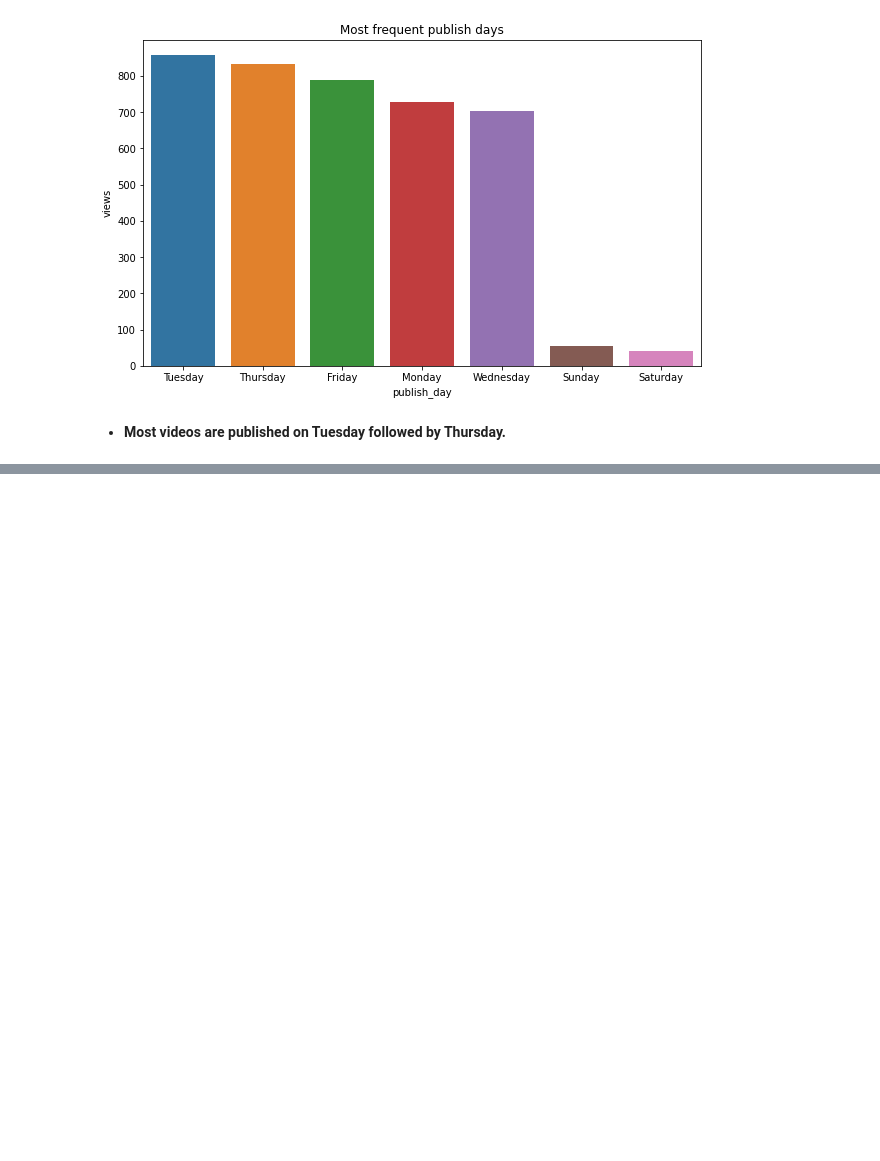
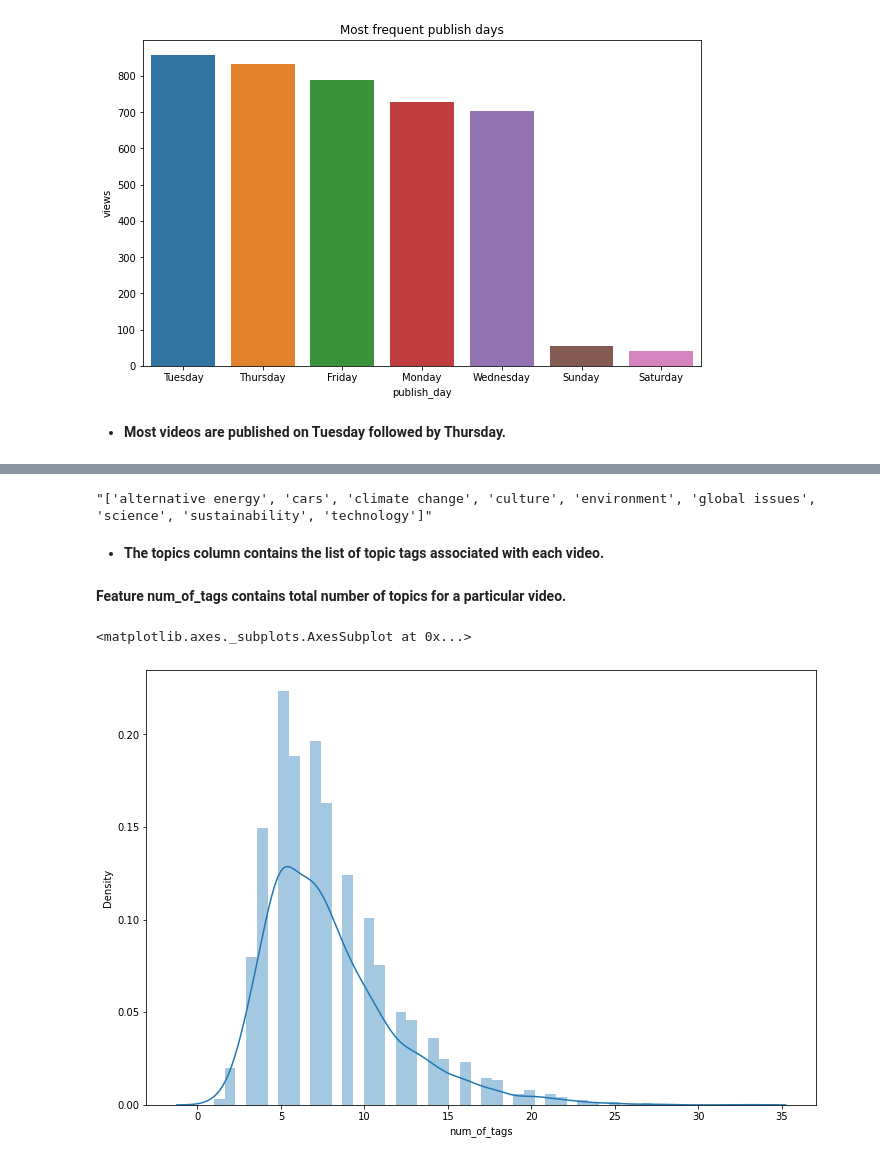
Before and after one commit to vickypandey07/Ted-Talk-Views-Prediction, a Jupyter notebook: Ted_Talk_Views_Prediction_Vikram_Pandey_Capstone_Project_2.ipynb, the cells around one changed output, grey strips where cells are left out. Cells and saved outputs as stored; diff of their text form; code cells hidden in the pictures; blank space fills up the shorter version.

```diff
--- a/Ted_Talk_Views_Prediction_Vikram_Pandey_Capstone_Project_2.ipynb
+++ b/Ted_Talk_Views_Prediction_Vikram_Pandey_Capstone_Project_2.ipynb
@@ -356,0 +404,26 @@ Text(0.5, 1.0, 'Most frequent publish days')
+# %%
+# checking for what topics column contains
+
+df['topics'][0]
+# %% [output]
+"['alternative energy', 'cars', 'climate change', 'culture', 'environment', 'global issues', 'science', 'sustainability', 'technology']"
+# %% [markdown]
+* **The topics column contains the list of topic tags associated with each video.**
+# %%
+# Applying Eval funcion on topics column
+
+df['topics'] = df.apply(lambda row: eval(row['topics']), axis=1)
+# %%
+# Creating a new feature num_of_tags
+
+df['num_of_tags'] = df.apply(lambda x: len(x['topics']), axis=1)
+# %% [markdown]
+**Feature num_of_tags contains total number of topics for a particular video.**
+# %%
+# Distplot to show distribution of num_of_tags feature
+
+plt.figure(figsize=(12,8))
+sns.distplot(df['num_of_tags'])
+# %% [output]
+<matplotlib.axes._subplots.AxesSubplot at 0x...>
+[figure, added]
```
Also changed, not shown: parts of 37 cells of this notebook.
